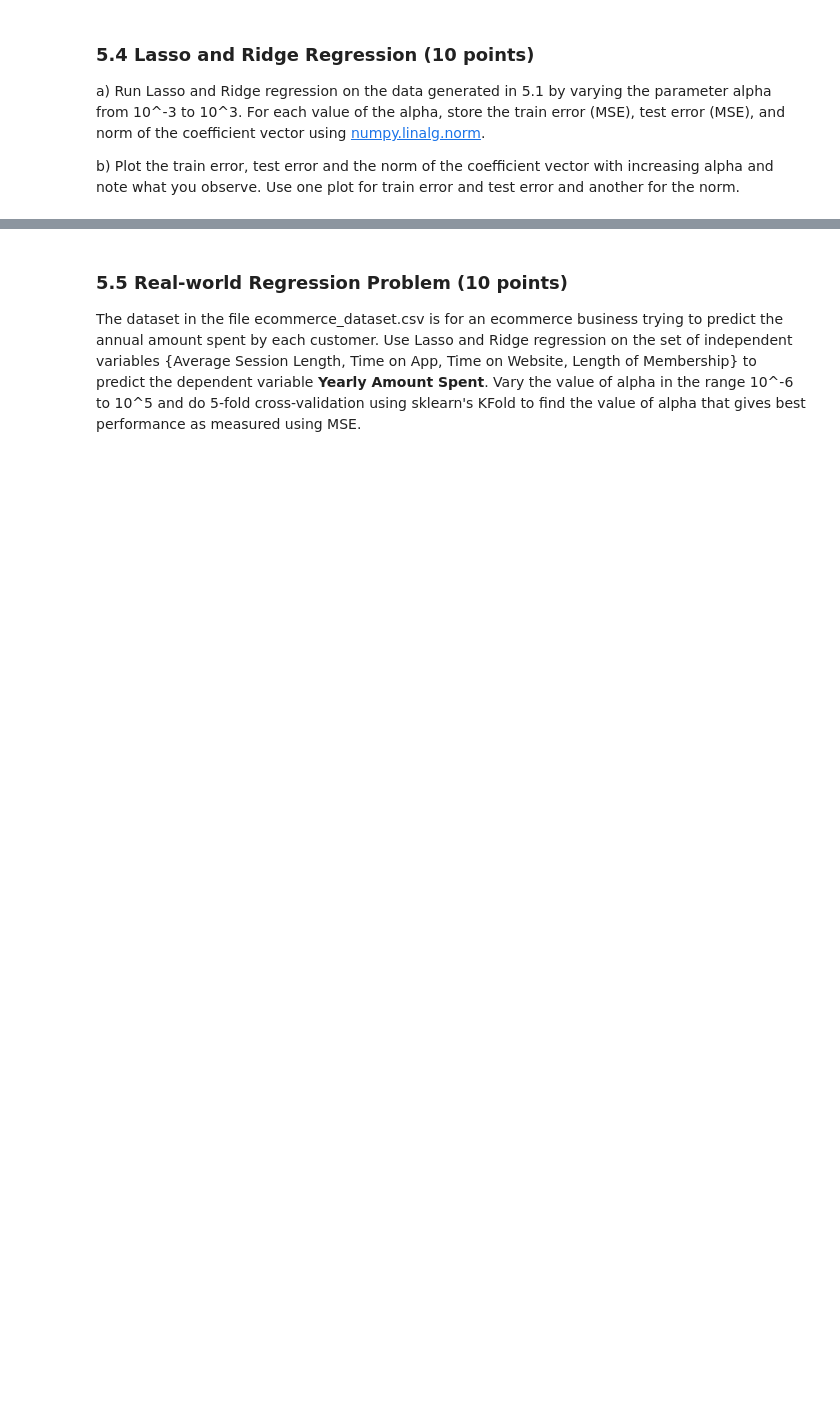
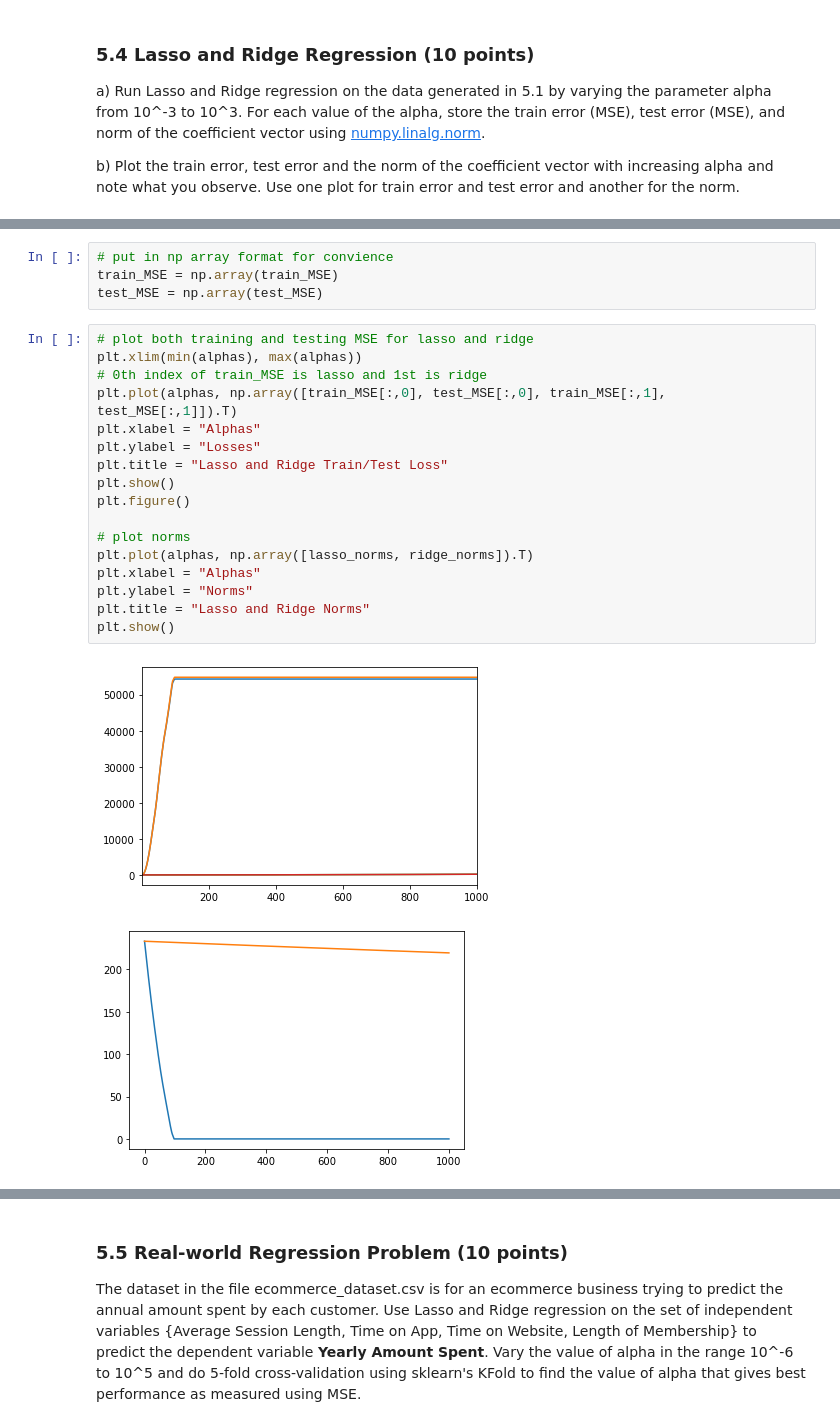
Before and after one commit to babusid/ECE461P, a Jupyter notebook: HW1/DSP23_Homework_1.ipynb, the cells around one changed output, grey strips where cells are left out. Cells and saved outputs as stored; diff of their text form; blank space fills up the shorter version.

```diff
--- a/HW1/DSP23_Homework_1.ipynb
+++ b/HW1/DSP23_Homework_1.ipynb
@@ -92,0 +210,24 @@ b) Plot the train error, test error and the norm of the coefficient vector with
+# %%
+# put in np array format for convience
+train_MSE = np.array(train_MSE)
+test_MSE = np.array(test_MSE)
+# %%
+# plot both training and testing MSE for lasso and ridge
+plt.xlim(min(alphas), max(alphas))
+# 0th index of train_MSE is lasso and 1st is ridge
+plt.plot(alphas, np.array([train_MSE[:,0], test_MSE[:,0], train_MSE[:,1], test_MSE[:,1]]).T)
+plt.xlabel = "Alphas"
+plt.ylabel = "Losses"
+plt.title = "Lasso and Ridge Train/Test Loss"
+plt.show()
+plt.figure()
+
+# plot norms
+plt.plot(alphas, np.array([lasso_norms, ridge_norms]).T)
+plt.xlabel = "Alphas"
+plt.ylabel = "Norms"
+plt.title = "Lasso and Ridge Norms"
+plt.show()
+# %% [output]
+[figure, added]
+[figure, added]
```
Also changed, not shown: parts of 12 cells of this notebook, 2 other files.
